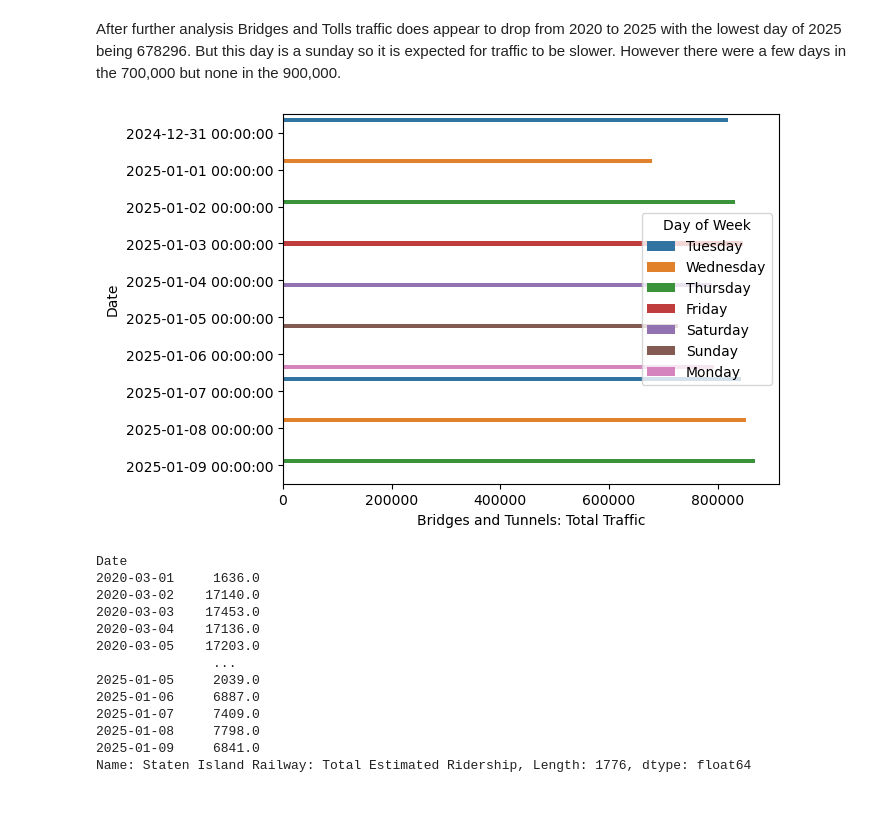
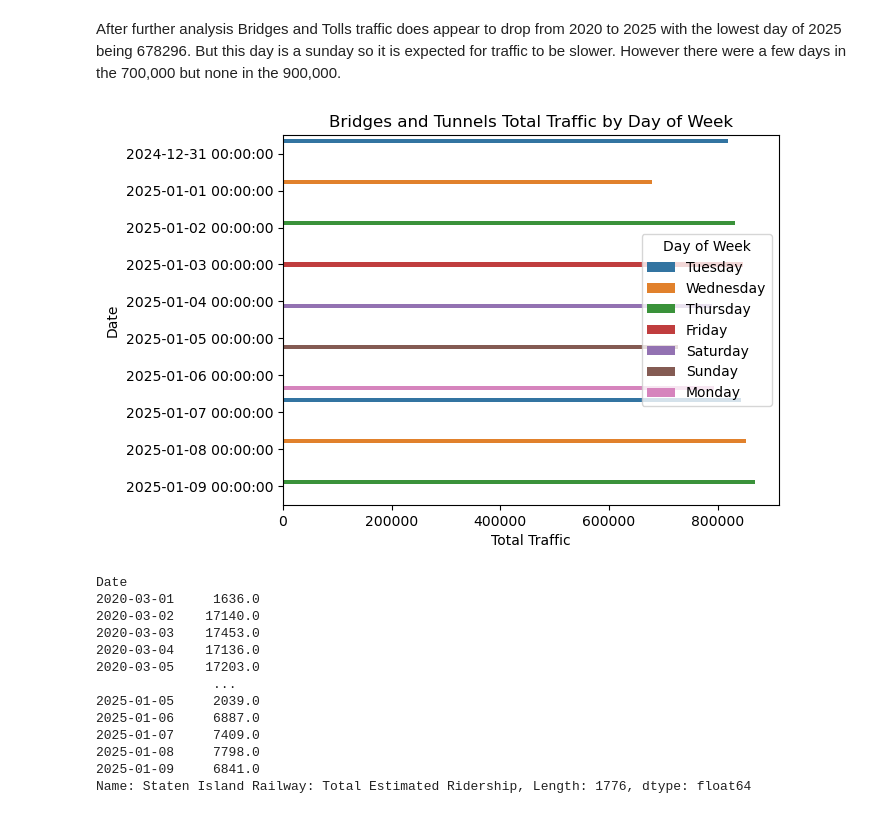
Before and after one commit to alishanstyles/MTA-Daily-Ridership, a Jupyter notebook: Untitled.ipynb, the cells around one changed output. Cells and saved outputs as stored; diff of their text form; code cells hidden in the pictures.

```diff
--- a/Untitled.ipynb
+++ b/Untitled.ipynb
@@ -792,10 +796,14 @@ After further analysis Bridges and Tolls traffic does appear to drop from 2020 t
 # %%
 sns.barplot(data = last_ten,
             x = 'Bridges and Tunnels: Total Traffic',
             y = 'Date',
-            hue = 'Day of Week');
+            hue = 'Day of Week')
+plt.title('Bridges and Tunnels Total Traffic by Day of Week')
+plt.xlabel('Total Traffic')
+plt.ylabel('Date')
+plt.savefig('barplot12')
 # %% [output]
-[figure, old version]
+[figure, new version]
 # %%
 df.groupby('Date')['Staten Island Railway: Total Estimated Ridership'].mean()
 # %% [output]
```
Also changed, not shown: parts of 3 cells of this notebook, 4 other files.
